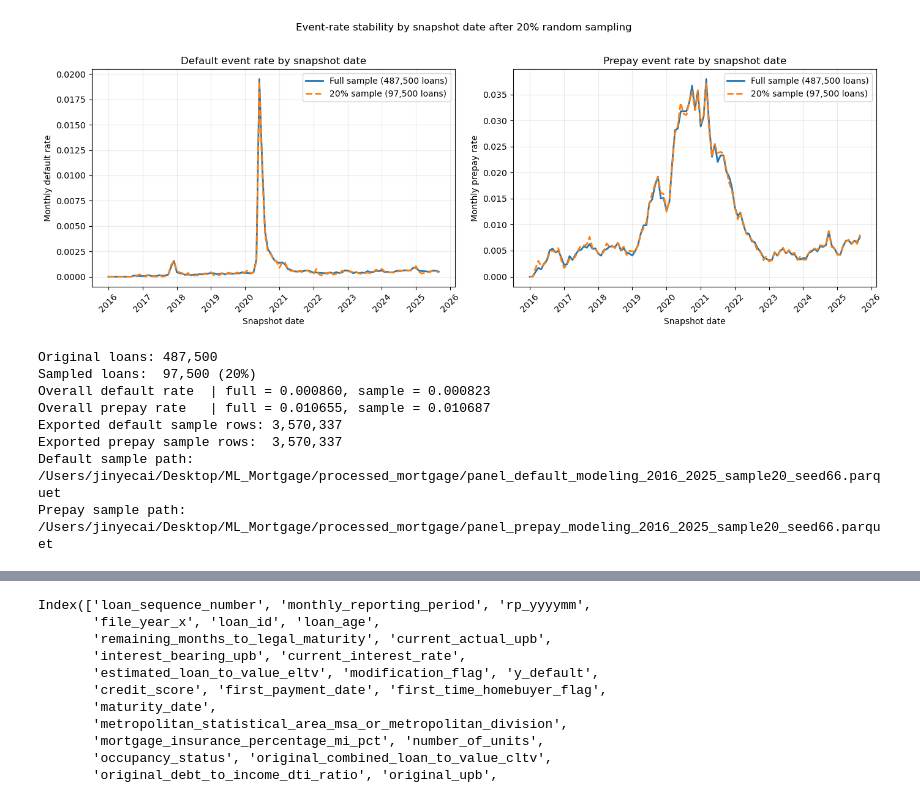
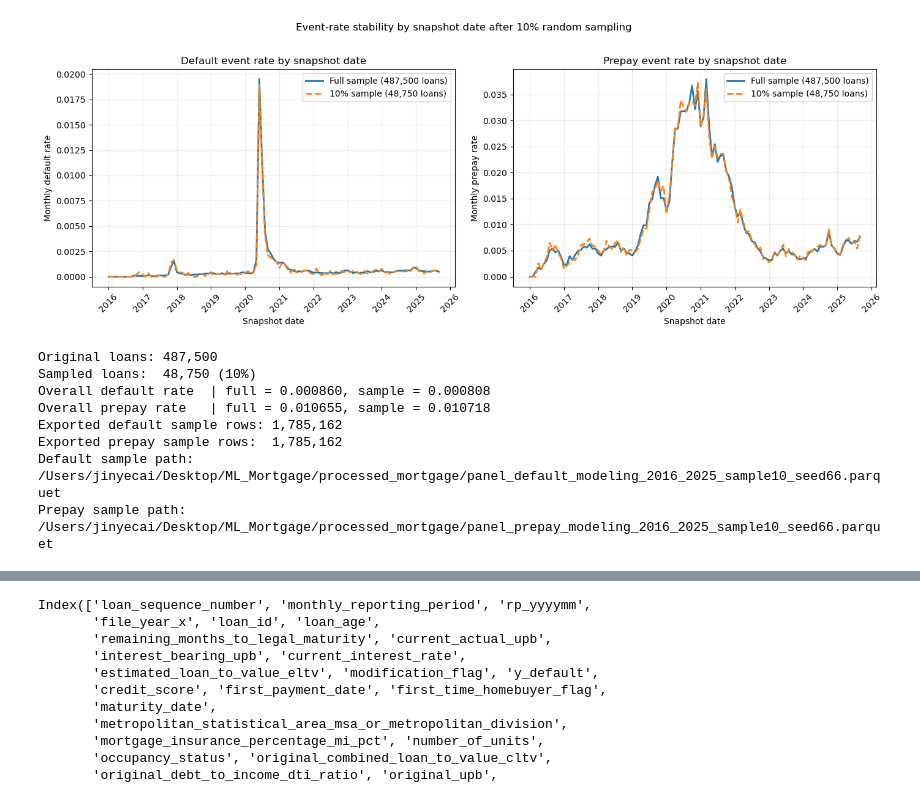
Before and after one commit to camillabaicai/freddie_mortgage, a Jupyter notebook: data/step_3_Merge_other_data.ipynb, the cells around one changed output, grey strips where cells are left out. Cells and saved outputs as stored; diff of their text form; code cells hidden in the pictures.

```diff
--- a/data/step_3_Merge_other_data.ipynb
+++ b/data/step_3_Merge_other_data.ipynb
@@ -1,5 +1,5 @@
 # %%
-# Evaluate whether 20% random sampling by loan_id preserves event patterns
+# Evaluate whether 10% random sampling by loan_id preserves event patterns
 # and export sampled panels with all variables for downstream modeling.
 
 import pandas as pd
@@ -14,7 +14,7 @@ OUTDIR = Path("/Users/jinyecai/Desktop/ML_Mortgage/processed_mortgage")
 panelD_path = OUTDIR / "panel_default_modeling_2016_2025.parquet"
 panelP_path = OUTDIR / "panel_prepay_modeling_2016_2025.parquet"
 
-sample_frac = 0.20
+sample_frac = 0.10
 random_seed = 66
 sample_tag = f"sample{int(sample_frac * 100):02d}_seed{random_seed}"
 
@@ -83,7 +83,7 @@ axes[0].plot(
 axes[0].plot(
     default_sample["snapshotdate"],
     default_sample["y_default"],
-    label=f"20% sample ({dfD_rate_sample['loan_id'].nunique():,} loans)",
+    label=f"10% sample ({dfD_rate_sample['loan_id'].nunique():,} loans)",
     color="tab:orange",
     linewidth=2,
     linestyle="--",
@@ -102,44 +102,44 @@ axes[1].plot(
     linewidth=2,
 )
 axes[1].plot(
     prepay_sample["snapshotdate"],
     prepay_sample["y_prepay"],
-    label=f"20% sample ({dfP_rate_sample['loan_id'].nunique():,} loans)",
+    label=f"10% sample ({dfP_rate_sample['loan_id'].nunique():,} loans)",
     color="tab:orange",
     linewidth=2,
     linestyle="--",
 )
 axes[1].set_title("Prepay event rate by snapshot date")
 axes[1].set_xlabel("Snapshot date")
 axes[1].set_ylabel("Monthly prepay rate")
 axes[1].grid(alpha=0.25)
 axes[1].legend()
 
 for ax in axes:
     ax.tick_params(axis="x", rotation=45)
 
-plt.suptitle("Event-rate stability by snapshot date after 20% random sampling", y=1.02)
+plt.suptitle("Event-rate stability by snapshot date after 10% random sampling", y=1.02)
 plt.tight_layout()
 plt.show()
 
 print(f"Original loans: {len(all_loan_ids):,}")
 print(f"Sampled loans:  {len(sampled_loan_ids):,} ({sample_frac:.0%})")
 print(f"Overall default rate  | full = {dfD_rate['y_default'].mean():.6f}, sample = {dfD_rate_sample['y_default'].mean():.6f}")
 print(f"Overall prepay rate   | full = {dfP_rate['y_prepay'].mean():.6f}, sample = {dfP_rate_sample['y_prepay'].mean():.6f}")
 print(f"Exported default sample rows: {default_rows:,}")
 print(f"Exported prepay sample rows:  {prepay_rows:,}")
 print(f"Default sample path: {default_sample_path}")
 print(f"Prepay sample path:  {prepay_sample_path}")
 # %% [output]
-[figure, old version]
+[figure, new version]
 Original loans: 487,500
-Sampled loans:  97,500 (20%)
-Overall default rate  | full = 0.000860, sample = 0.000823
-Overall prepay rate   | full = 0.010655, sample = 0.010687
-Exported default sample rows: 3,570,337
-Exported prepay sample rows:  3,570,337
-Default sample path: /Users/jinyecai/Desktop/ML_Mortgage/processed_mortgage/panel_default_modeling_2016_2025_sample20_seed66.parquet
-Prepay sample path:  /Users/jinyecai/Desktop/ML_Mortgage/processed_mortgage/panel_prepay_modeling_2016_2025_sample20_seed66.parquet
+Sampled loans:  48,750 (10%)
+Overall default rate  | full = 0.000860, sample = 0.000808
+Overall prepay rate   | full = 0.010655, sample = 0.010718
+Exported default sample rows: 1,785,162
+Exported prepay sample rows:  1,785,162
+Default sample path: /Users/jinyecai/Desktop/ML_Mortgage/processed_mortgage/panel_default_modeling_2016_2025_sample10_seed66.parquet
+Prepay sample path:  /Users/jinyecai/Desktop/ML_Mortgage/processed_mortgage/panel_prepay_modeling_2016_2025_sample10_seed66.parquet
 # %% [markdown]
 # Merge Macro Data
 
```
Also changed, not shown: parts of 3 cells of this notebook, 4 other files.
